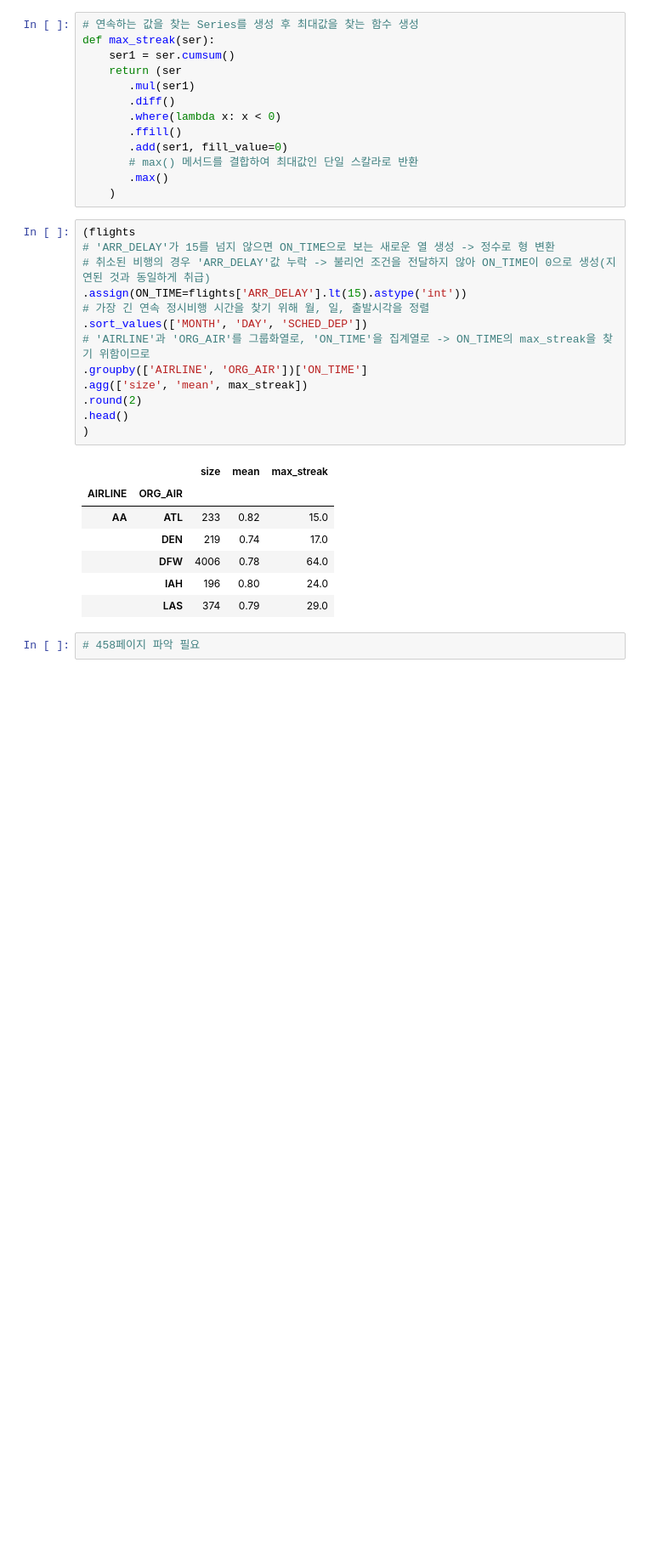
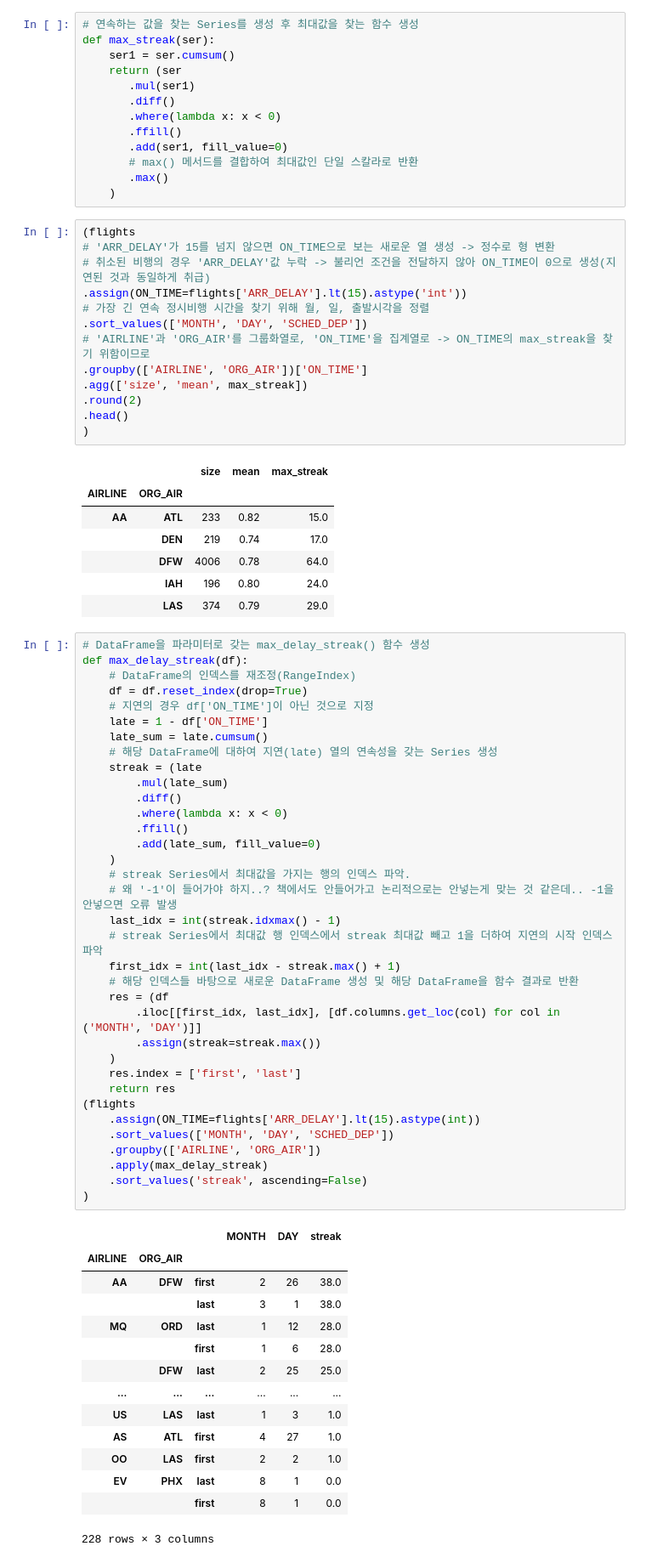
Before and after one commit to minstrel1149/pandas_practice-cookbook1, a Jupyter notebook: Pd_cookbook_1_chapter9.ipynb, the cells around one changed output. Shown at 85% size. Saved outputs shown, nothing was run; the diff lists cells and outputs as text; blank space fills up the shorter version.

```diff
--- a/Pd_cookbook_1_chapter9.ipynb
+++ b/Pd_cookbook_1_chapter9.ipynb
@@ -563,5 +563,53 @@ def max_streak(ser):
 |  | DFW | 4006 | 0.78 | 64.0 |
 |  | IAH | 196 | 0.80 | 24.0 |
 |  | LAS | 374 | 0.79 | 29.0 |
-# %%
-# 458페이지 파악 필요
+# %%
+# DataFrame을 파라미터로 갖는 max_delay_streak() 함수 생성
+def max_delay_streak(df):
+    # DataFrame의 인덱스를 재조정(RangeIndex)
+    df = df.reset_index(drop=True)
+    # 지연의 경우 df['ON_TIME']이 아닌 것으로 지정
+    late = 1 - df['ON_TIME']
+    late_sum = late.cumsum()
+    # 해당 DataFrame에 대하여 지연(late) 열의 연속성을 갖는 Series 생성
+    streak = (late
+        .mul(late_sum)
+        .diff()
+        .where(lambda x: x < 0)
+        .ffill()
+        .add(late_sum, fill_value=0)
+    )
+    # streak Series에서 최대값을 가지는 행의 인덱스 파악.
+    # 왜 '-1'이 들어가야 하지..? 책에서도 안들어가고 논리적으로는 안넣는게 맞는 것 같은데.. -1을 안넣으면 오류 발생
+    last_idx = int(streak.idxmax() - 1)
+    # streak Series에서 최대값 행 인덱스에서 streak 최대값 빼고 1을 더하여 지연의 시작 인덱스 파악
+    first_idx = int(last_idx - streak.max() + 1)
+    # 해당 인덱스들 바탕으로 새로운 DataFrame 생성 및 해당 DataFrame을 함수 결과로 반환
+    res = (df
+        .iloc[[first_idx, last_idx], [df.columns.get_loc(col) for col in ('MONTH', 'DAY')]]
+        .assign(streak=streak.max())
+    )
+    res.index = ['first', 'last']
+    return res
+(flights
+    .assign(ON_TIME=flights['ARR_DELAY'].lt(15).astype(int))
+    .sort_values(['MONTH', 'DAY', 'SCHED_DEP'])
+    .groupby(['AIRLINE', 'ORG_AIR'])
+    .apply(max_delay_streak)
+    .sort_values('streak', ascending=False)
+)
+# %% [output]
+|  |  |  | MONTH | DAY | streak |
+| AIRLINE | ORG_AIR |  |  |  |  |
+| AA | DFW | first | 2 | 26 | 38.0 |
+|  |  | last | 3 | 1 | 38.0 |
+| MQ | ORD | last | 1 | 12 | 28.0 |
+|  |  | first | 1 | 6 | 28.0 |
+|  | DFW | last | 2 | 25 | 25.0 |
+| ... | ... | ... | ... | ... | ... |
+| US | LAS | last | 1 | 3 | 1.0 |
+| AS | ATL | first | 4 | 27 | 1.0 |
+| OO | LAS | first | 2 | 2 | 1.0 |
+| EV | PHX | last | 8 | 1 | 0.0 |
+|  |  | first | 8 | 1 | 0.0 |
+228 rows × 3 columns
```
Also changed, not shown: parts of 1 cell of this notebook, 2 other files.
